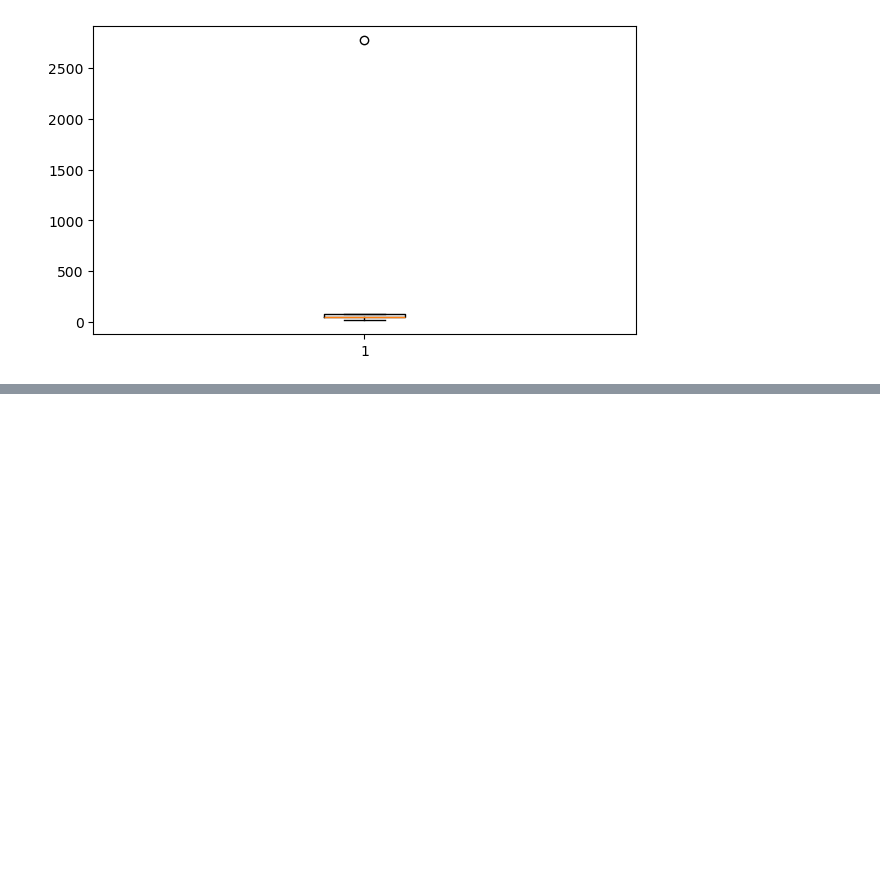
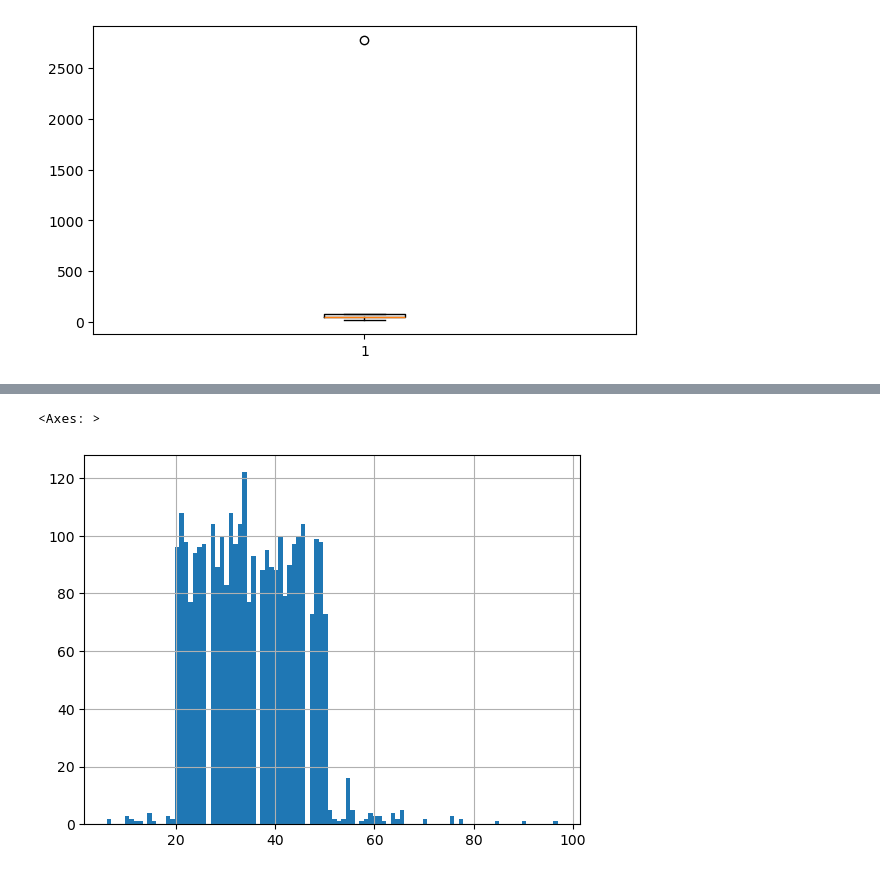
Before and after one commit to CarlosEsteve/python, a Jupyter notebook: Pandas/05.Visualizacion.ipynb, the cells around one changed output, grey strips where cells are left out. Saved outputs shown, nothing was run; the diff lists cells and outputs as text; code cells hidden in the pictures; blank space fills up the shorter version.

```diff
--- a/Pandas/05.Visualizacion.ipynb
+++ b/Pandas/05.Visualizacion.ipynb
@@ -97,0 +126,5 @@ plt.show()
+# %%
+sales_df['quantityOrdered'].hist(bins=100)
+# %% [output]
+<Axes: >
+[figure, added]
```
Also changed, not shown: parts of 7 cells of this notebook.
